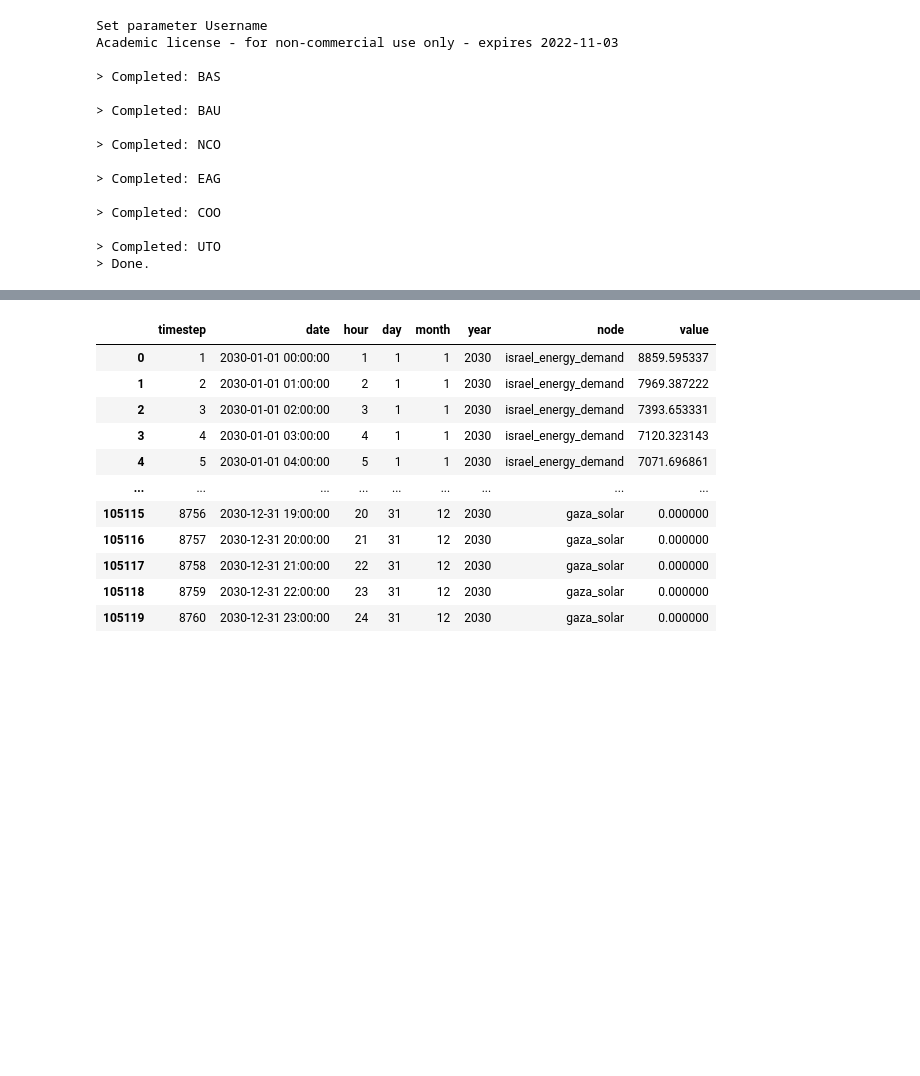
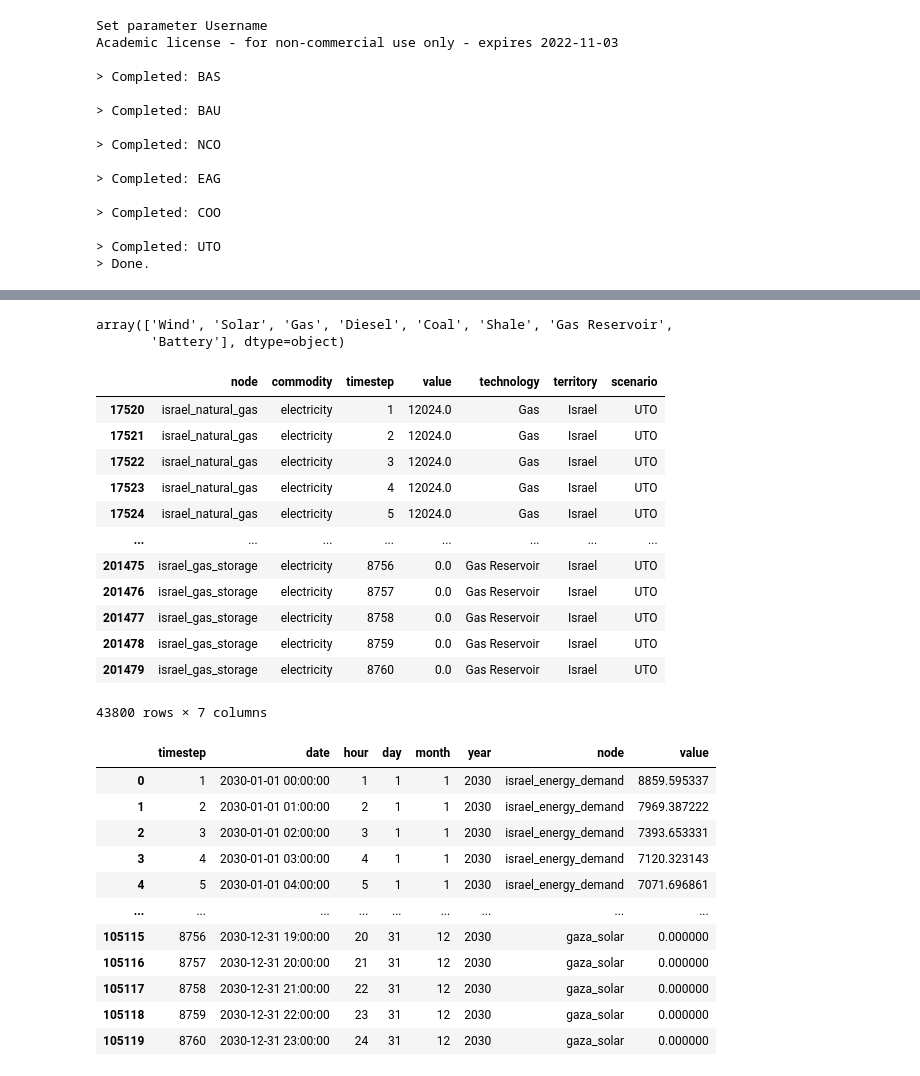
Before and after one commit to amanmajid/nextra, a Jupyter notebook: analysis/icae-results.ipynb, the cells around one changed output, grey strips where cells are left out. Saved outputs shown, nothing was run; the diff lists cells and outputs as text; code cells hidden in the pictures; blank space fills up the shorter version.

```diff
--- a/analysis/icae-results.ipynb
+++ b/analysis/icae-results.ipynb
@@ -139,3 +135,24 @@ model_results.plot_hourly_profile(day=1,month=12,territory='Israel',cmap='Set1')
+# %%
+model_results.results_capacities.technology.unique()
+# %% [output]
+array(['Wind', 'Solar', 'Gas', 'Diesel', 'Coal', 'Shale', 'Gas Reservoir',
+       'Battery'], dtype=object)
+# %%
+model_results.results_capacities[model_results.results_capacities.technology.str.contains('Gas')]
+# %% [output]
+|  | node | commodity | timestep | value | technology | territory | scenario |
+| 17520 | israel_natural_gas | electricity | 1 | 12024.0 | Gas | Israel | UTO |
+| 17521 | israel_natural_gas | electricity | 2 | 12024.0 | Gas | Israel | UTO |
+| 17522 | israel_natural_gas | electricity | 3 | 12024.0 | Gas | Israel | UTO |
+| 17523 | israel_natural_gas | electricity | 4 | 12024.0 | Gas | Israel | UTO |
+| 17524 | israel_natural_gas | electricity | 5 | 12024.0 | Gas | Israel | UTO |
+| ... | ... | ... | ... | ... | ... | ... | ... |
+| 201475 | israel_gas_storage | electricity | 8756 | 0.0 | Gas Reservoir | Israel | UTO |
+| 201476 | israel_gas_storage | electricity | 8757 | 0.0 | Gas Reservoir | Israel | UTO |
+| 201477 | israel_gas_storage | electricity | 8758 | 0.0 | Gas Reservoir | Israel | UTO |
+| 201478 | israel_gas_storage | electricity | 8759 | 0.0 | Gas Reservoir | Israel | UTO |
+| 201479 | israel_gas_storage | electricity | 8760 | 0.0 | Gas Reservoir | Israel | UTO |
+43800 rows × 7 columns
 # %%
 model_run.flows
 # %% [output]
```
Also changed, not shown: parts of 14 cells of this notebook, 4 other files.
